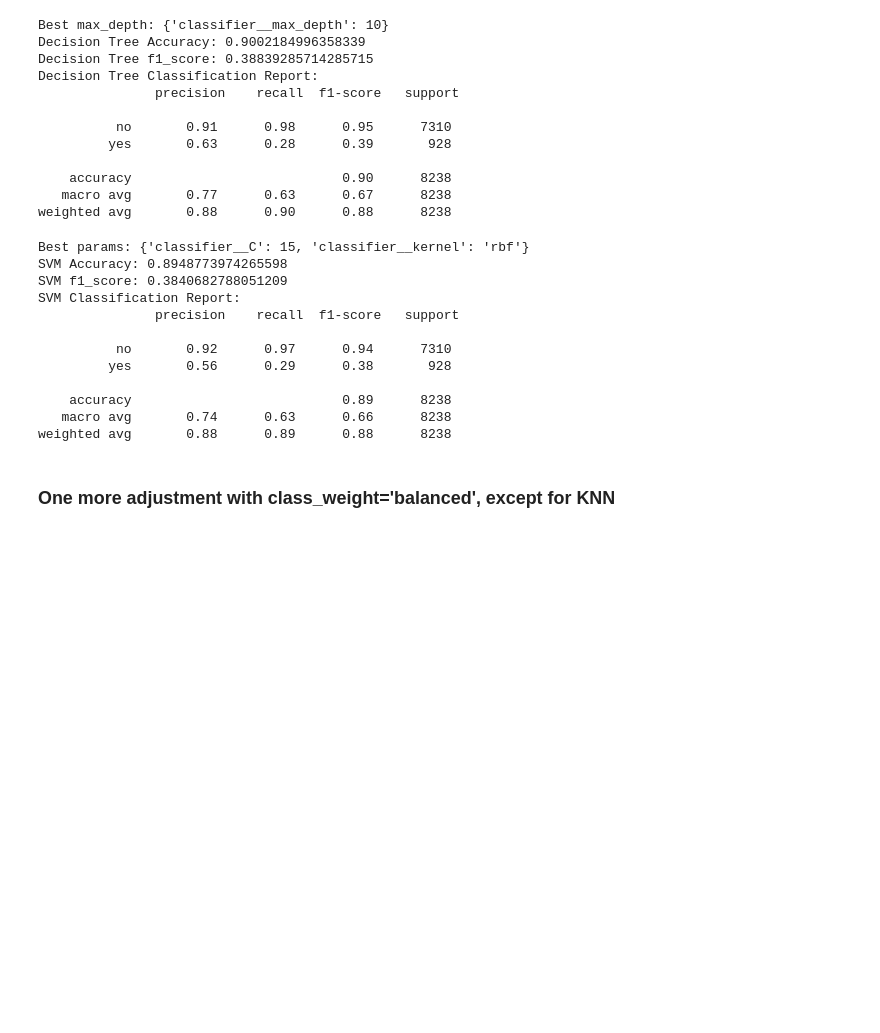
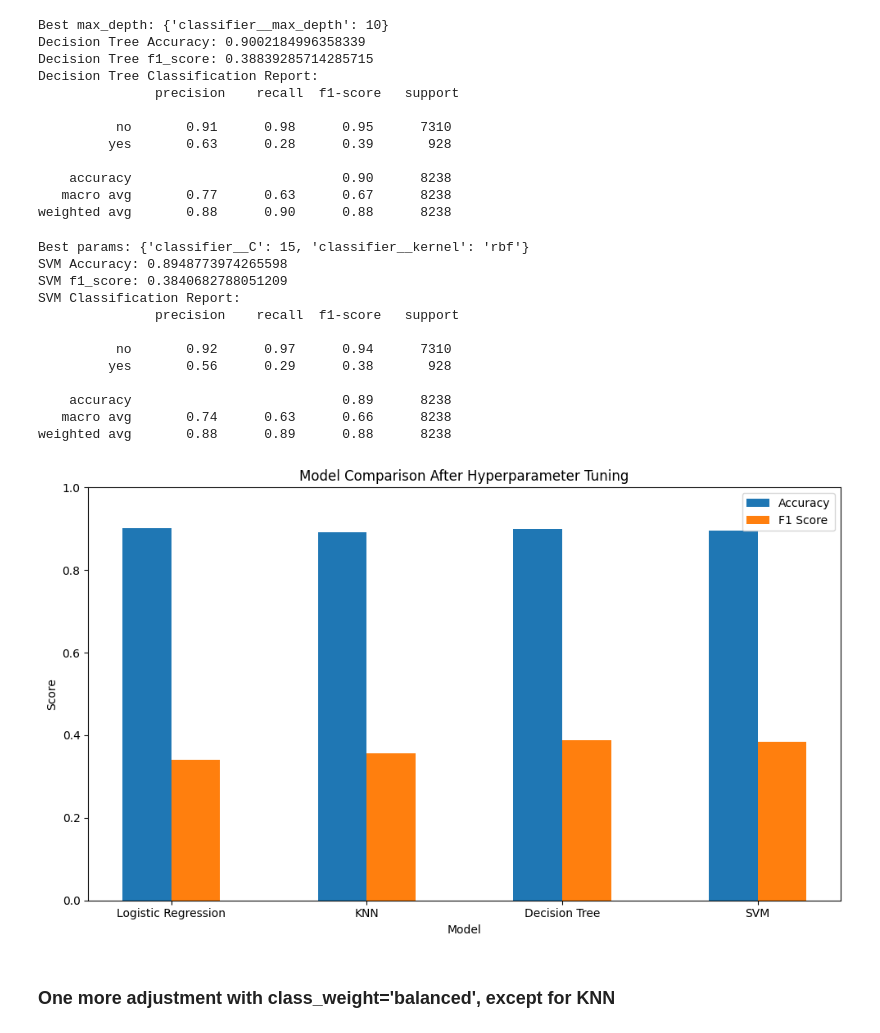
Before and after one commit to coconut808/ML-AI, a Jupyter notebook: Assignment_17.1/prompt_III.ipynb, the cells around one changed output. Saved outputs shown, nothing was run; the diff lists cells and outputs as text; code cells hidden in the pictures; blank space fills up the shorter version.

```diff
--- a/Assignment_17.1/prompt_III.ipynb
+++ b/Assignment_17.1/prompt_III.ipynb
@@ -324,8 +349,10 @@ knn_tuned.set_params(**grid_search.best_params_)
 
 knn_tuned.fit(X_train, y_train)
 y_pred_knn = knn_tuned.predict(X_test)
-print("KNN Accuracy:", accuracy_score(y_test, y_pred_knn))
-print("f1_score:", f1_score(y_test, y_pred_knn, pos_label='yes'))
+knn_tuned_accuracy = accuracy_score(y_test, y_pred_knn)
+knn_tuned_f1 = f1_score(y_test, y_pred_knn, pos_label='yes')
+print("KNN Accuracy:", knn_tuned_accuracy)
+print("KNN f1_score:", knn_tuned_f1)
 print("KNN Classification Report:\n", classification_report(y_test, y_pred_knn))
 # %% [output]
 Best K: {'classifier__n_neighbors': 5}
@@ -355,8 +382,10 @@ print("Best max_depth:", grid_search.best_params_)
 dt_tuned.set_params(**grid_search.best_params_)
 dt_tuned.fit(X_train, y_train)
 y_pred_dt = dt_tuned.predict(X_test)
-print("Decision Tree Accuracy:", accuracy_score(y_test, y_pred_dt))
-print("Decision Tree f1_score:", f1_score(y_test, y_pred_dt, pos_label='yes'))
+dt_tuned_accuracy = accuracy_score(y_test, y_pred_dt)
+dt_tuned_f1 = f1_score(y_test, y_pred_dt, pos_label='yes')
+print("Decision Tree Accuracy:", dt_tuned_accuracy)
+print("Decision Tree f1_score:", dt_tuned_f1)
 print("Decision Tree Classification Report:\n", classification_report(y_test, y_pred_dt))
 # %% [output]
 Best max_depth: {'classifier__max_depth': 10}
@@ -372,7 +401,7 @@ Decision Tree Classification Report:
    macro avg       0.77      0.63      0.67      8238
 weighted avg       0.88      0.90      0.88      8238
 # %%
-# SVM tuning with GridSearchCV, trying with 2 C values and one classifier kernel.  This is to see if we can improve the performance of the SVM model. Also trying cv=3
+# SVM tuning with GridSearchCV, trying with a range of C values and one classifier kernel.  This is to see if we can improve the performance of the SVM model. Also trying cv=3
 # Also trying parallelized processing with n_jobs=-1 to speed up the process.
 svm_tuned = Pipeline([
     ('preprocessor', preprocesor),
@@ -388,8 +417,10 @@ print("Best params:", grid_search.best_params_)
 svm_tuned.set_params(**grid_search.best_params_)
 svm_tuned.fit(X_train, y_train)
 y_pred_svm = svm_tuned.predict(X_test)
-print("SVM Accuracy:", accuracy_score(y_test, y_pred_svm))
-print("SVM f1_score:", f1_score(y_test, y_pred_svm, pos_label='yes'))
+svm_tuned_accuracy = accuracy_score(y_test, y_pred_svm)
+svm_tuned_f1 = f1_score(y_test, y_pred_svm, pos_label='yes')
+print("SVM Accuracy:", svm_tuned_accuracy)
+print("SVM f1_score:", svm_tuned_f1)
 print("SVM Classification Report:\n", classification_report(y_test, y_pred_svm))
 # %% [output]
 Best params: {'classifier__C': 15, 'classifier__kernel': 'rbf'}
@@ -404,6 +435,30 @@ SVM Classification Report:
     accuracy                           0.89      8238
    macro avg       0.74      0.63      0.66      8238
 weighted avg       0.88      0.89      0.88      8238
+# %%
+# Plot updated improvements
+models = ['Logistic Regression', 'KNN', 'Decision Tree', 'SVM']
+accuracies = [lr_tuned_accuracy, knn_tuned_accuracy, dt_tuned_accuracy, svm_tuned_accuracy]
+f1_scores = [lr_tuned_f1, knn_tuned_f1, dt_tuned_f1, svm_tuned_f1]
+
+x = np.arange(len(models))
+width = 0.25
+
+fig, ax = plt.subplots(figsize=(10, 6))
+ax.bar(x - width/2, accuracies, width, label='Accuracy')
+ax.bar(x + width/2, f1_scores, width, label='F1 Score')
+ax.set_xlabel('Model')
+ax.set_ylabel('Score')
+ax.set_title('Model Comparison After Hyperparameter Tuning')
+ax.set_xticks(x)
+ax.set_xticklabels(models)
+ax.legend()
+plt.ylim(0, 1)
+plt.tight_layout()
+plt.savefig('images/model_comparison_after_tuning.png')
+plt.show()
+# %% [output]
+[figure, added]
 # %% [markdown]
 ### One more adjustment with class_weight='balanced', except for KNN
 # %%
```
Also changed, not shown: parts of 9 cells of this notebook, 4 other files.
